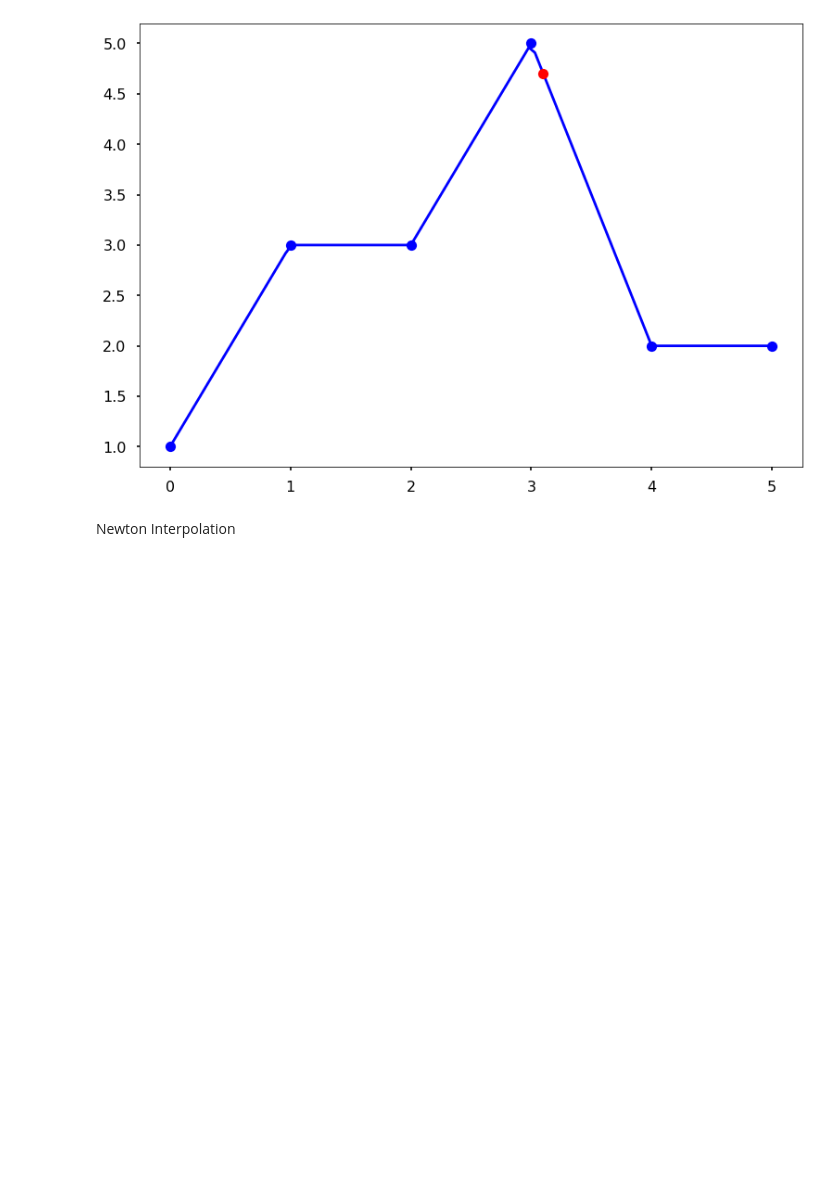
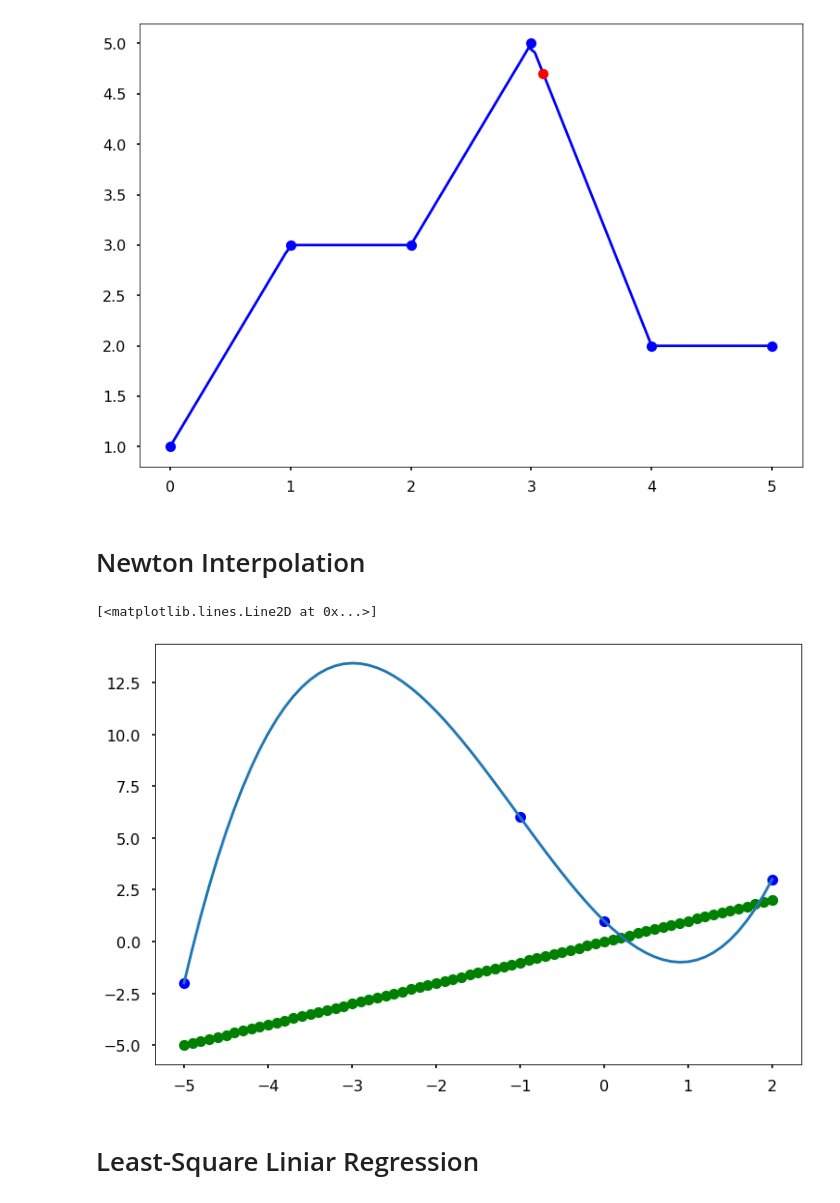
Before and after one commit to NeutralTBR/ScienCompute-Lab, a Jupyter notebook: Sesi3.ipynb, the cells around one changed output. Cells and saved outputs as stored; diff of their text form; code cells hidden in the pictures; blank space fills up the shorter version.

```diff
--- a/Sesi3.ipynb
+++ b/Sesi3.ipynb
@@ -29,8 +29,8 @@ plt.plot(3.1,f(3.1),'ro')
 plt.show()
 # %% [output]
 [figure]
-# %% [markdown]
-Newton Interpolation
+# %% [markdown]
+# Newton Interpolation
 # %%
 import numpy as np
 import matplotlib.pyplot as plt
@@ -38,7 +38,7 @@ import matplotlib.pyplot as plt
 plt.style.use('seaborn-poster')
 
 %matplotlib inline
-def deivided_diff(x,y):
+def divided_diff(x,y):
   '''
   function to calculate the divided differences table
   '''
@@ -50,7 +50,7 @@ def deivided_diff(x,y):
   for j in range(1,n):
     for i in range(n-j):
       coef[i][j] = \
-      (coef[i+1][j-1] - coef[i][j] / (x[i+j]-x[i]))
+      (coef[i+1][j-1] - coef[i][j-1]) / (x[i+j]-x[i])
 
   return coef
 
@@ -64,3 +64,23 @@ def newton_poly(coef, x_data, x):
   p = coef[n]
   for k in range(1,n+1):
     p = coef[n-k] + (x - x_data[n-k])*p
+  return p
+# %%
+x = np.array([-5,-1,0,2])
+y = np.array([-2, 6,1,3])
+# get the divided difference coef
+a_s = divided_diff(x,y)[0,:]
+
+# evaluate on new data points
+x_new = np.arange(-5,2.1,.1)
+y_new = newton_poly(a_s,x,x_new)
+
+plt.figure(figsize = (12,8))
+plt.plot(x,y,'bo')
+plt.plot(x_new,x_new,'go')
+plt.plot(x_new,y_new)
+# %% [output]
+[<matplotlib.lines.Line2D at 0x...>]
+[figure, added]
+# %% [markdown]
+# Least-Square Liniar Regression
```
Also changed, not shown: parts of 14 cells of this notebook.
